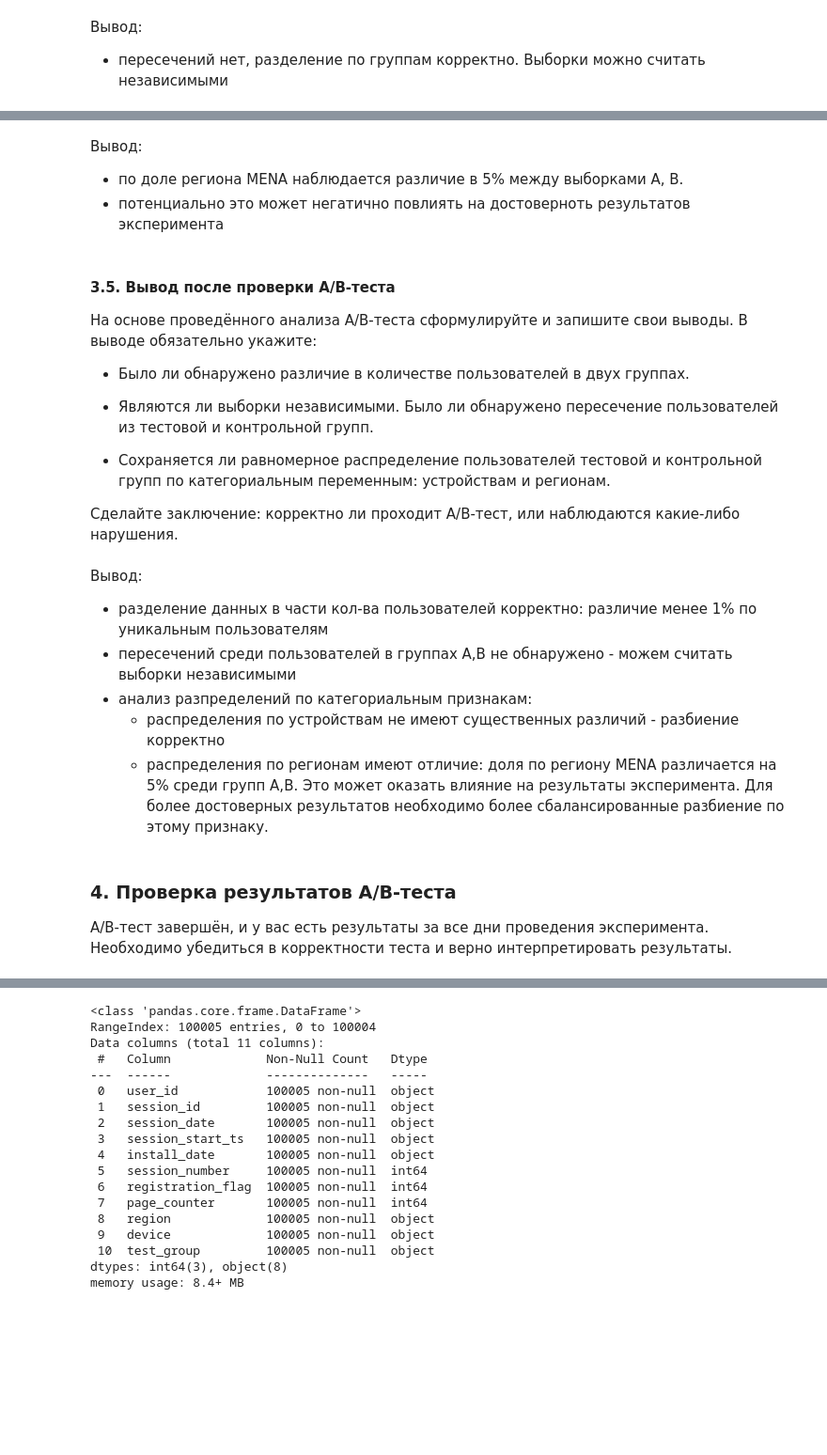
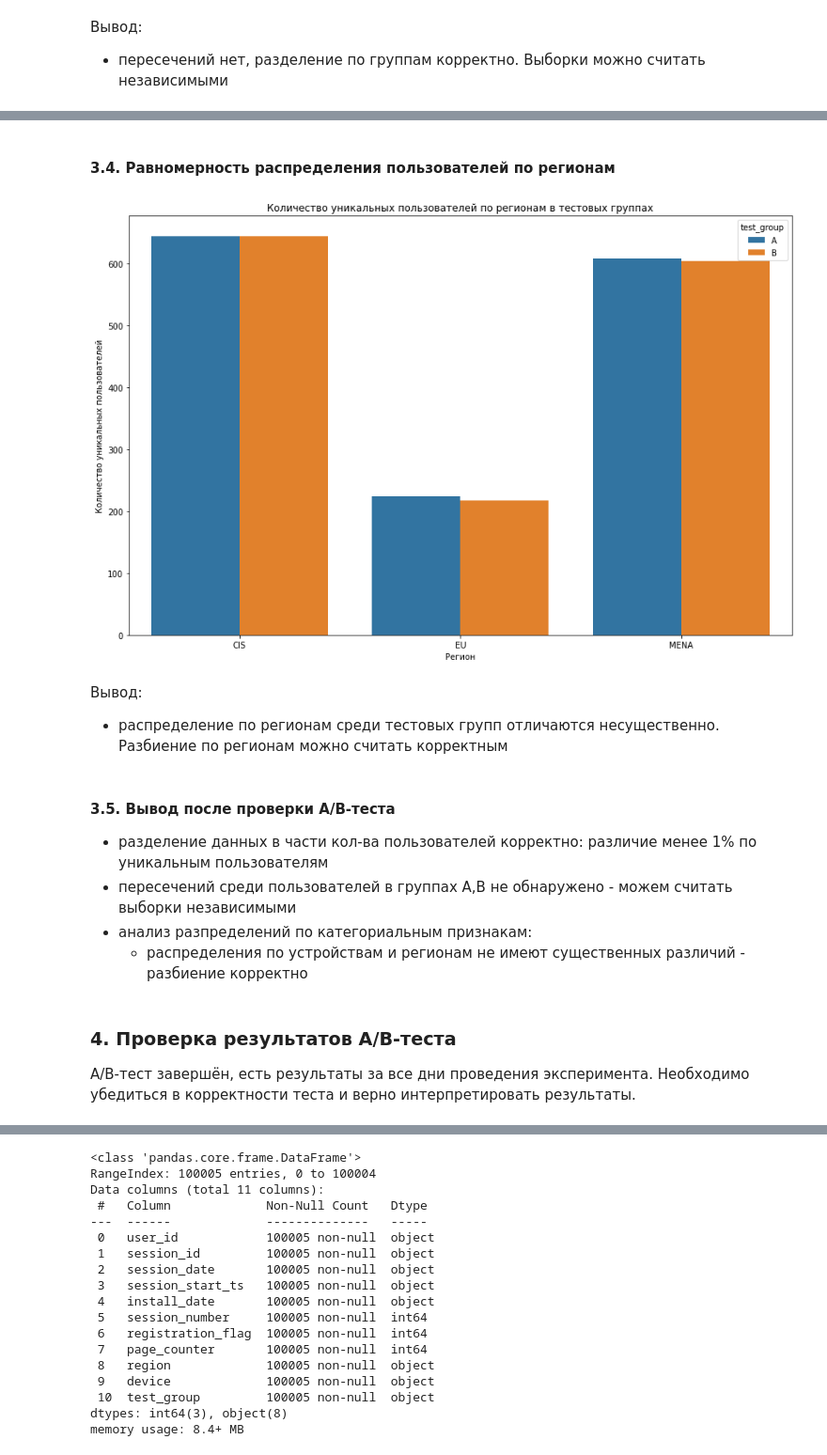
Before and after one commit to Plakhotniuk/practicum_ds, a Jupyter notebook: hypothesis_testing/advertisement_app.ipynb, the cells around one changed output, grey strips where cells are left out. Shown at 94% size. Drawn from its saved outputs; the diff is of its cells as text; code cells hidden in the pictures; blank space fills up the shorter version.

```diff
--- a/hypothesis_testing/advertisement_app.ipynb
+++ b/hypothesis_testing/advertisement_app.ipynb
@@ -445,27 +381,33 @@ plt.show()
-# %% [markdown]
-Вывод:
-- по доле региона MENA наблюдается различие в 5% между выборками A, B.
-- потенциально это может негатично повлиять на достоверноть результатов эксперимента
-# %% [markdown]
-#### 3.5. Вывод после проверки A/B-теста
-
-На основе проведённого анализа A/B-теста сформулируйте и запишите свои выводы. В выводе обязательно укажите:
-
-- Было ли обнаружено различие в количестве пользователей в двух группах.
-
-- Являются ли выборки независимыми. Было ли обнаружено пересечение пользователей из тестовой и контрольной групп.
-
-- Сохраняется ли равномерное распределение пользователей тестовой и контрольной групп по категориальным переменным: устройствам и регионам.
-
-Сделайте заключение: корректно ли проходит A/B-тест, или наблюдаются какие-либо нарушения.
+# %% [markdown]
+#### 3.4. Равномерность распределения пользователей по регионам
+# %%
+region_unique_users = sessions_test_part.groupby(['test_group', 'region'])['user_id'].nunique().reset_index(name='nunique_region_users')
+# %%
+ax = sns.barplot(
+    data=region_unique_users,
+    x='region',
+    y='nunique_region_users',
+    hue='test_group',
+)
+
+plt.title('Количество уникальных пользователей по регионам в тестовых группах')
+plt.xlabel('Регион')
+plt.ylabel('Количество уникальных пользователей')
+plt.tight_layout()
+plt.show()
+# %% [output]
+[figure, added]
+# %% [markdown]
+Вывод:
+- распределение по регионам среди тестовых групп отличаются несущественно. Разбиение по регионам можно считать корректным
 # %% [markdown]
-Вывод:
+#### 3.5. Вывод после проверки A/B-теста
+
 - разделение данных в части кол-ва пользователей корректно: различие менее 1% по уникальным пользователям
 - пересечений среди пользователей в группах A,B не обнаружено - можем считать выборки независимыми
 - анализ разпределений по категориальным признакам:
-	- распределения по устройствам не имеют существенных различий - разбиение корректно
-	- распределения по регионам имеют отличие: доля по региону MENA различается на 5% среди групп A,B. Это может оказать влияние на результаты эксперимента. Для более достоверных результатов необходимо более сбалансированные разбиение по этому признаку.
+	- распределения по устройствам и регионам не имеют существенных различий - разбиение корректно
 # %% [markdown]
 ### 4. Проверка результатов A/B-теста
 
-A/B-тест завершён, и у вас есть результаты за все дни проведения эксперимента. Необходимо убедиться в корректности теста и верно интерпретировать результаты.
+A/B-тест завершён, есть результаты за все дни проведения эксперимента. Необходимо убедиться в корректности теста и верно интерпретировать результаты.
```
Also changed, not shown: parts of 63 cells of this notebook, 1 other file.
